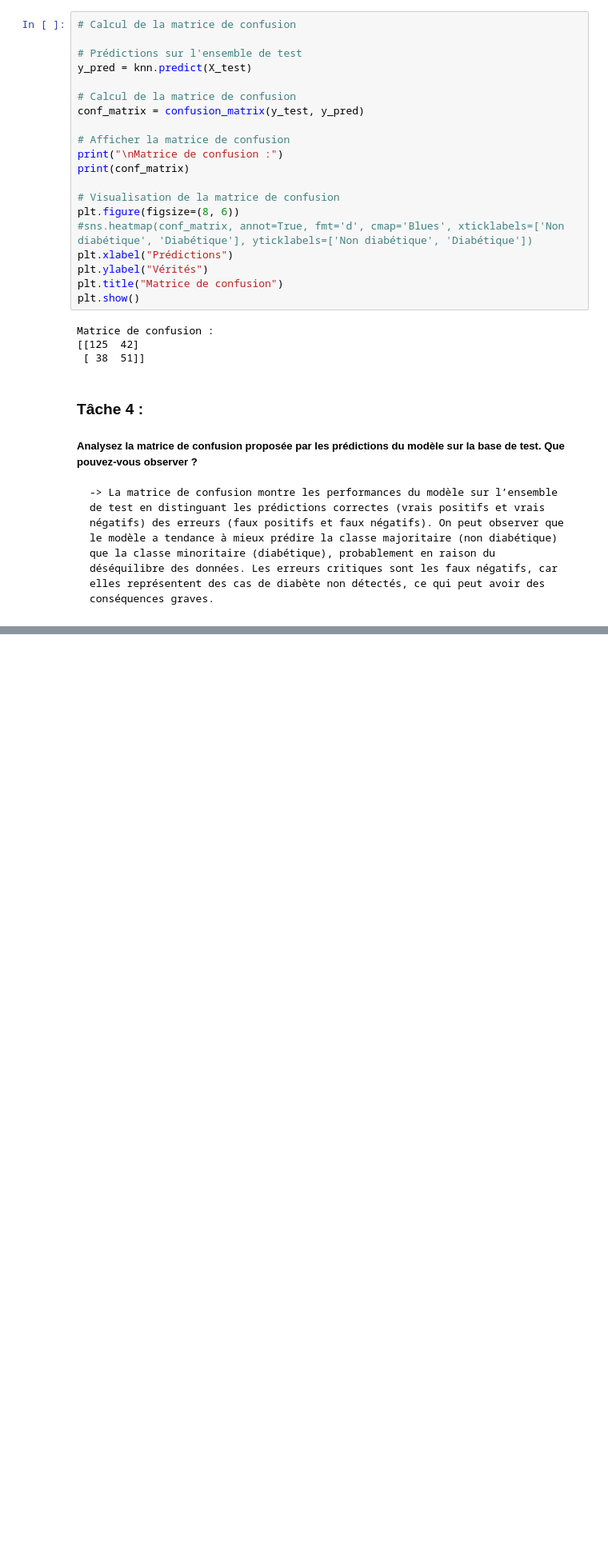
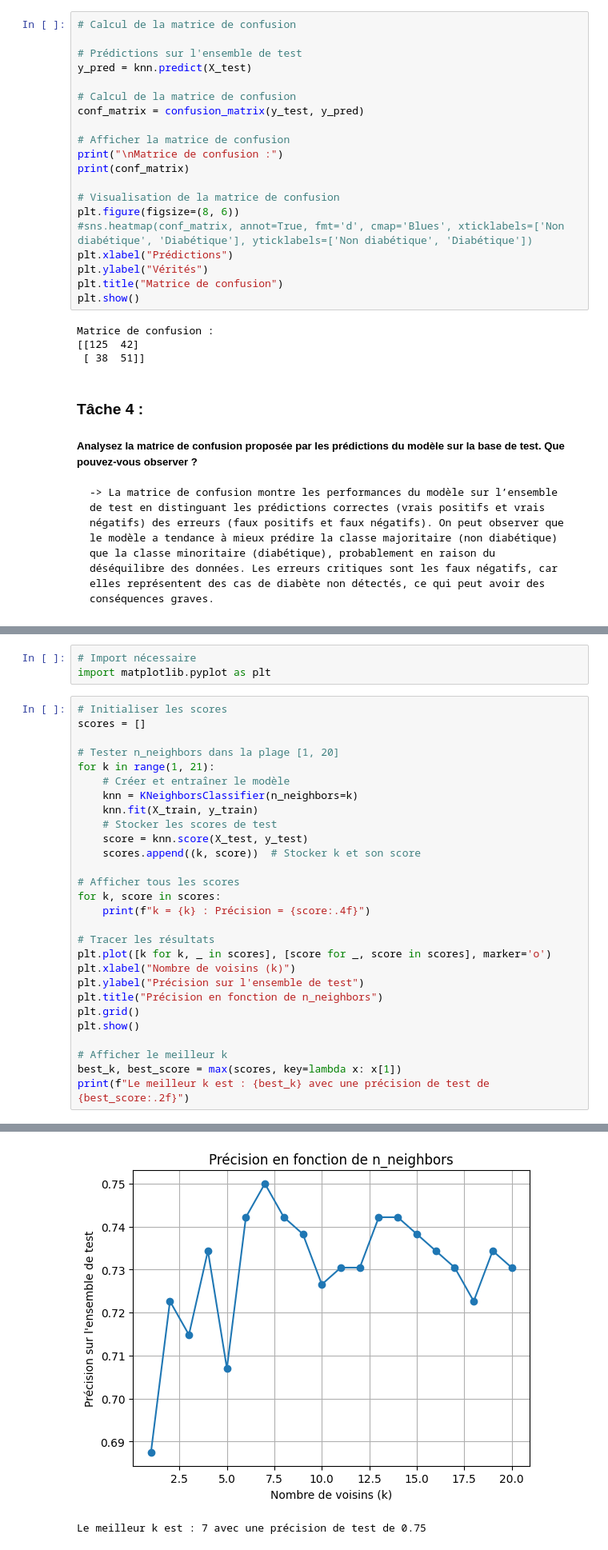
Before and after one commit to Mehdi-Elargoubi/Machine_Learning_K_Nearest_Neighbors_KNN, a Jupyter notebook: Code/TP_KNN.ipynb, the cells around one changed output, grey strips where cells are left out. Shown at 80% size. Cells and saved outputs as stored; diff of their text form; blank space fills up the shorter version.

```diff
--- a/Code/TP_KNN.ipynb
+++ b/Code/TP_KNN.ipynb
@@ -161,0 +199,32 @@ Matrice de confusion :
+# %%
+# Import nécessaire
+import matplotlib.pyplot as plt
+# %%
+# Initialiser les scores
+scores = []
+
+# Tester n_neighbors dans la plage [1, 20]
+for k in range(1, 21):
+    # Créer et entraîner le modèle
+    knn = KNeighborsClassifier(n_neighbors=k)
+    knn.fit(X_train, y_train)
+    # Stocker les scores de test
+    score = knn.score(X_test, y_test)
+    scores.append((k, score))  # Stocker k et son score
+
+# Afficher tous les scores
+for k, score in scores:
+    print(f"k = {k} : Précision = {score:.4f}")
+
+# Tracer les résultats
+plt.plot([k for k, _ in scores], [score for _, score in scores], marker='o')
+plt.xlabel("Nombre de voisins (k)")
+plt.ylabel("Précision sur l'ensemble de test")
+plt.title("Précision en fonction de n_neighbors")
+plt.grid()
+plt.show()
+
+# Afficher le meilleur k
+best_k, best_score = max(scores, key=lambda x: x[1])
+print(f"Le meilleur k est : {best_k} avec une précision de test de {best_score:.2f}")
+# %% [output]
@@ -161,0 +251,2 @@ Matrice de confusion :
+[figure, added]
+Le meilleur k est : 7 avec une précision de test de 0.75
```
Also changed, not shown: parts of 3 cells of this notebook.
